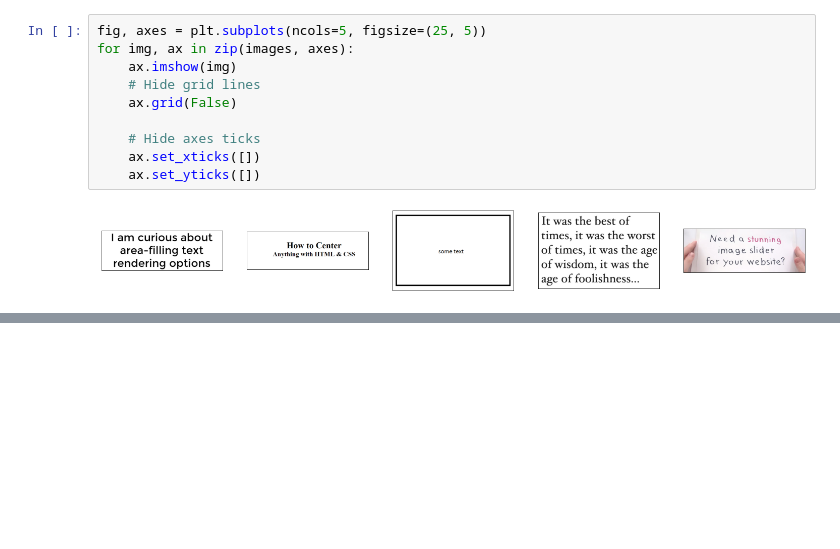
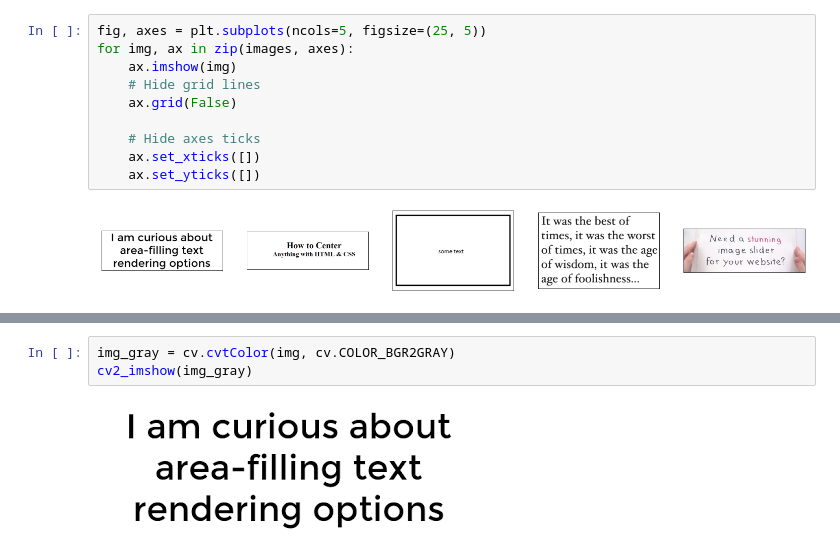
Before and after one commit to agusrichard/deep-learning-workbook, a Jupyter notebook: optical-character-recognition/learn_keras_ocr.ipynb, the cells around one changed output, grey strips where cells are left out. Cells and saved outputs as stored; diff of their text form; blank space fills up the shorter version.

```diff
--- a/optical-character-recognition/learn_keras_ocr.ipynb
+++ b/optical-character-recognition/learn_keras_ocr.ipynb
@@ -64,0 +71,5 @@ for img, ax in zip(images, axes):
+# %%
+img_gray = cv.cvtColor(img, cv.COLOR_BGR2GRAY)
+cv2_imshow(img_gray)
+# %% [output]
+[figure, added]
```
Also changed, not shown: parts of 2 cells of this notebook, 1 other file.
